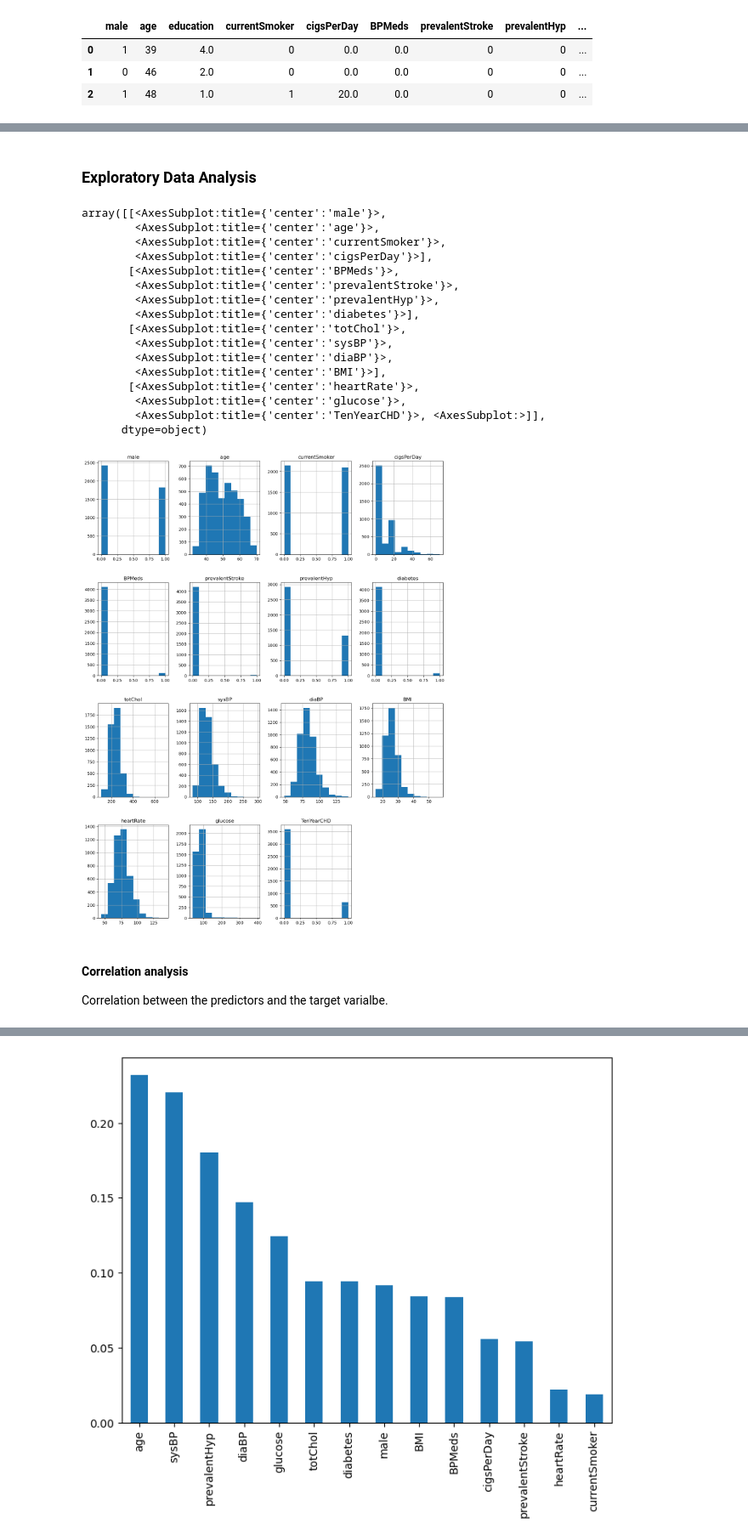
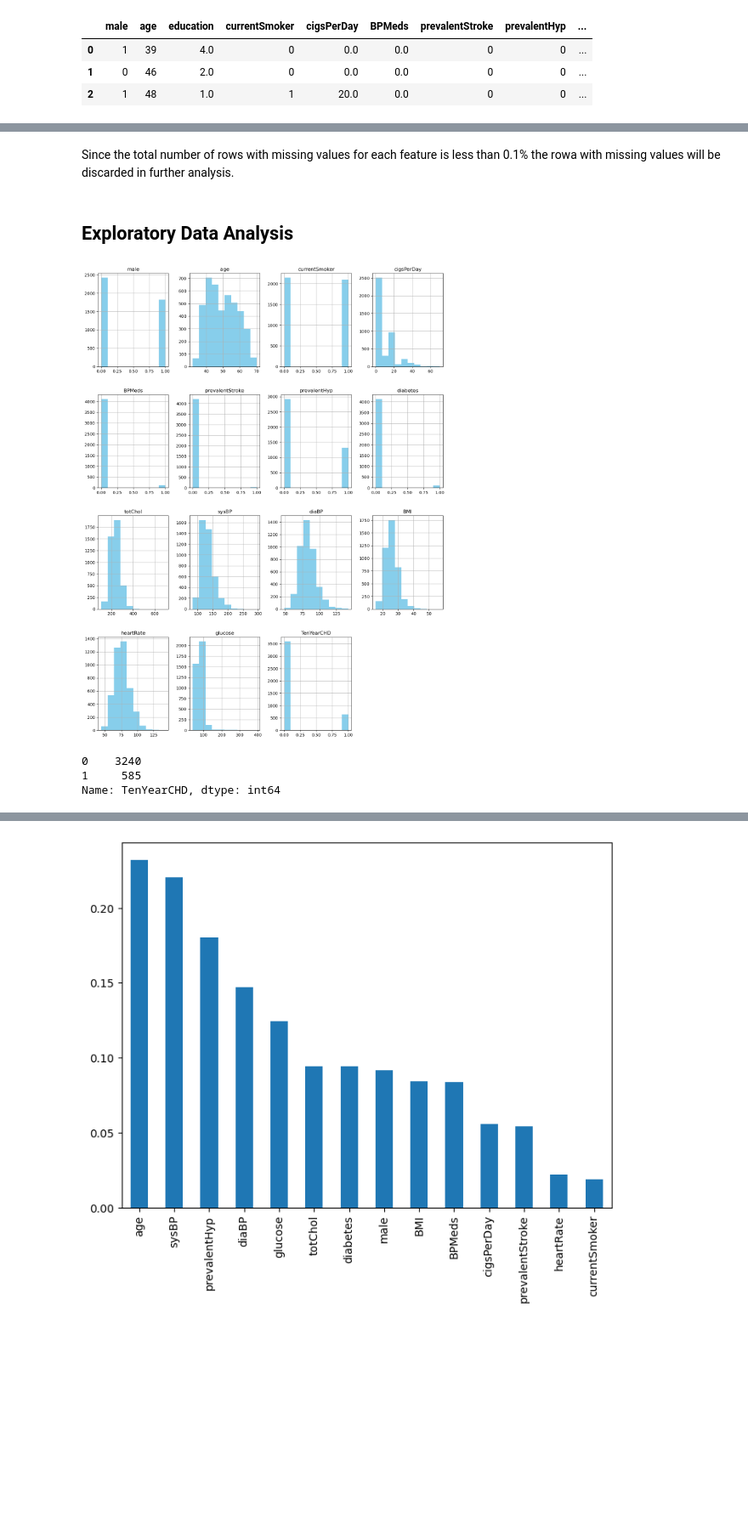
Before and after one commit to dilruu89/Kaggle, a Jupyter notebook: 01-logistic-regression-heart-desease.ipynb, the cells around one changed output, grey strips where cells are left out. Shown at 85% size. Cells and saved outputs as stored; diff of their text form; code cells hidden in the pictures; blank space fills up the shorter version.

Commit message:
Kaggle Notebook | 01-Logistic_regression-heart-desease | Version 5

```diff
--- a/01-logistic-regression-heart-desease.ipynb
+++ b/01-logistic-regression-heart-desease.ipynb
@@ -116,30 +132,17 @@ sysBP              0.000000
 diaBP              0.000000
 TenYearCHD         0.000000
 dtype: float64
+# %% [markdown]
+Since the total number of rows with missing values for each feature is less than 0.1% the rowa with missing values will be discarded in further analysis.
 # %% [markdown]
-### Exploratory Data Analysis
+## Exploratory Data Analysis
 # %%
-# Distribution of each feature, Univariate analysis
+# distribution of each feature, Univariate analysis
 fig = plt.figure(figsize = (15,20))
 ax = fig.gca()
-data.hist(ax = ax)
+data.hist(ax=ax, color = "skyblue")
+plt.show()
 # %% [output]
-array([[<AxesSubplot:title={'center':'male'}>,
-        <AxesSubplot:title={'center':'age'}>,
-        <AxesSubplot:title={'center':'currentSmoker'}>,
-        <AxesSubplot:title={'center':'cigsPerDay'}>],
-       [<AxesSubplot:title={'center':'BPMeds'}>,
-        <AxesSubplot:title={'center':'prevalentStroke'}>,
-        <AxesSubplot:title={'center':'prevalentHyp'}>,
-        <AxesSubplot:title={'center':'diabetes'}>],
-       [<AxesSubplot:title={'center':'totChol'}>,
-        <AxesSubplot:title={'center':'sysBP'}>,
-        <AxesSubplot:title={'center':'diaBP'}>,
-        <AxesSubplot:title={'center':'BMI'}>],
-       [<AxesSubplot:title={'center':'heartRate'}>,
-        <AxesSubplot:title={'center':'glucose'}>,
-        <AxesSubplot:title={'center':'TenYearCHD'}>, <AxesSubplot:>]],
-      dtype=object)
-[figure, old version]
+[figure, new version]
 # %%
 # drop the rows that contains missing values
@@ -148,4 +151,6 @@ data_df=data.dropna()
-# %% [markdown]
-#### Correlation analysis
-
-Correlation between the predictors and the target varialbe.
+# %%
+input_df.TenYearCHD.value_counts()
+# %% [output]
+0    3240
+1     585
+Name: TenYearCHD, dtype: int64
```
Also changed, not shown: parts of 40 cells of this notebook.
